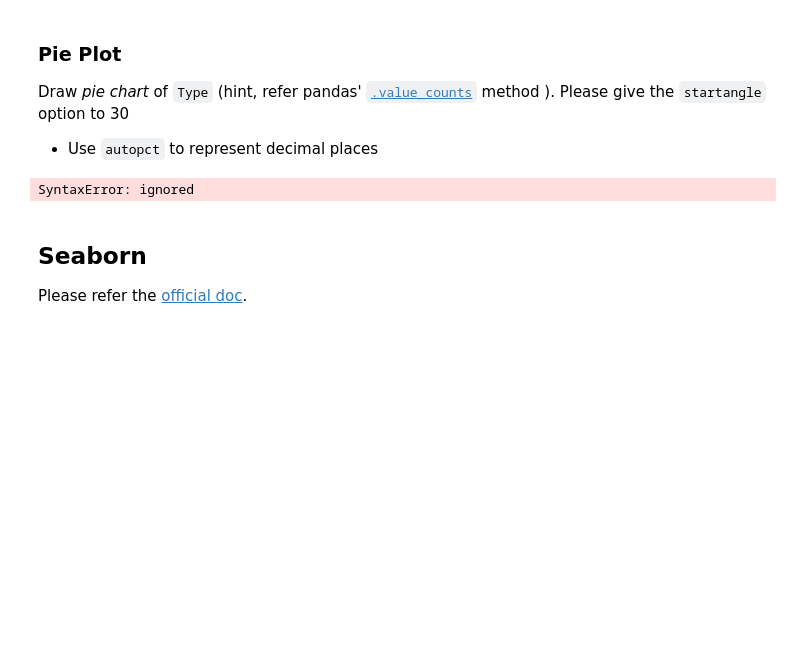
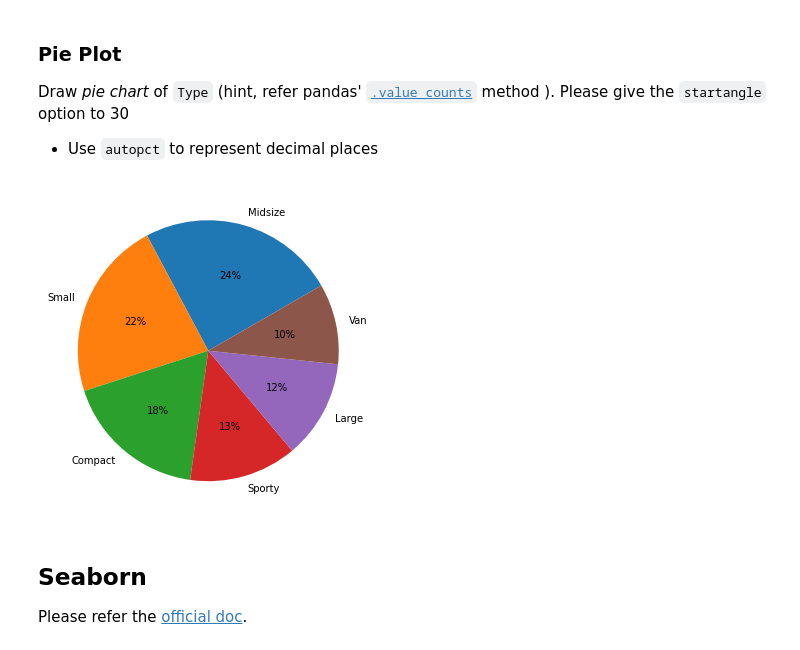
Before and after one commit to KangHyup/DataAnalysisProgramming, a Jupyter notebook: lecture4_ipynb의_사본.ipynb, the cells around one changed output. Saved outputs shown, nothing was run; the diff lists cells and outputs as text; code cells hidden in the pictures; blank space fills up the shorter version.

```diff
--- a/lecture4_ipynb의_사본.ipynb
+++ b/lecture4_ipynb의_사본.ipynb
@@ -128,20 +128,20 @@ Please give the `startangle` option to 30
 # %%
 typeCount = df['Type'].value_counts(normalize=True)
 # typeCount
 fig, ax = plt.subplots(figsize=(6,6))
 
 # Draw!!
 ax.pie(
-      typecount,
-      labels = typeCount.index
-      autopct = '%1.lf%%' #소숫점한자리까지
+      typeCount,
+      labels = typeCount.index,
+      autopct = '%1.lf%%', #소숫점한자리까지
       startangle = 30
     )
 
 
 plt.show()
 # %% [output]
-SyntaxError: ignored
+[figure, added]
 # %% [markdown]
 ## Seaborn
 Please refer the [official doc](https://seaborn.pydata.org/).
```
Also changed, not shown: parts of 7 cells of this notebook.
